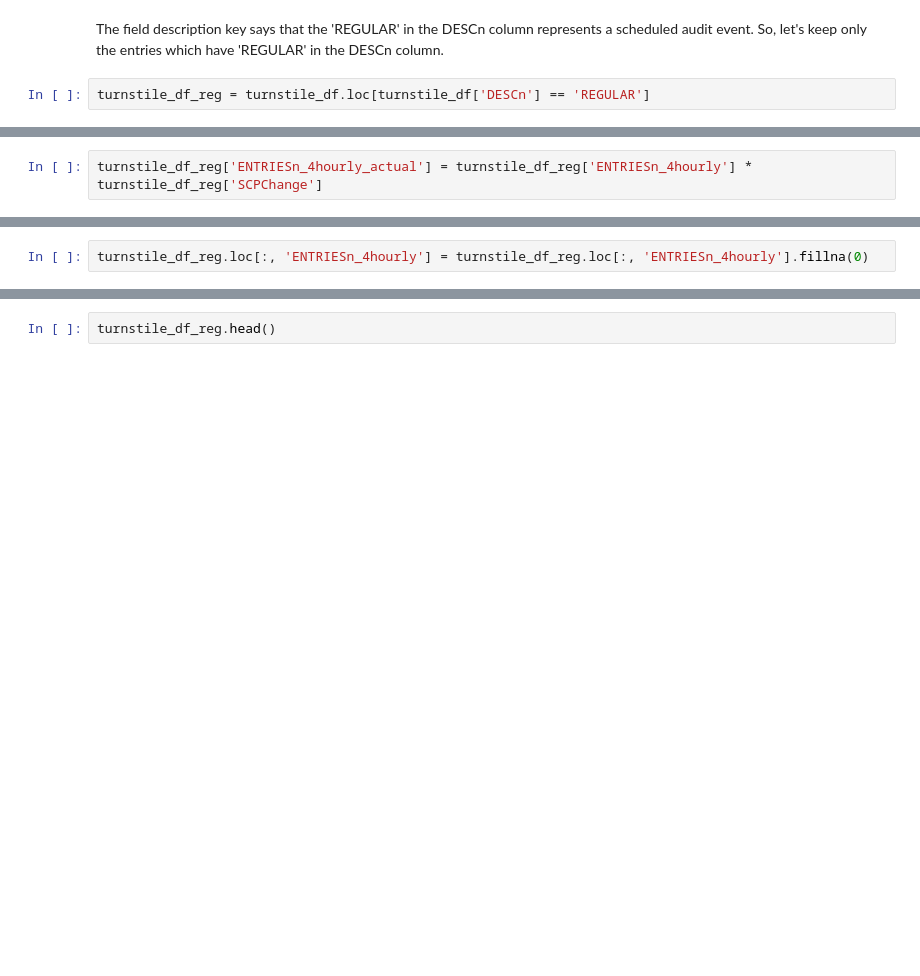
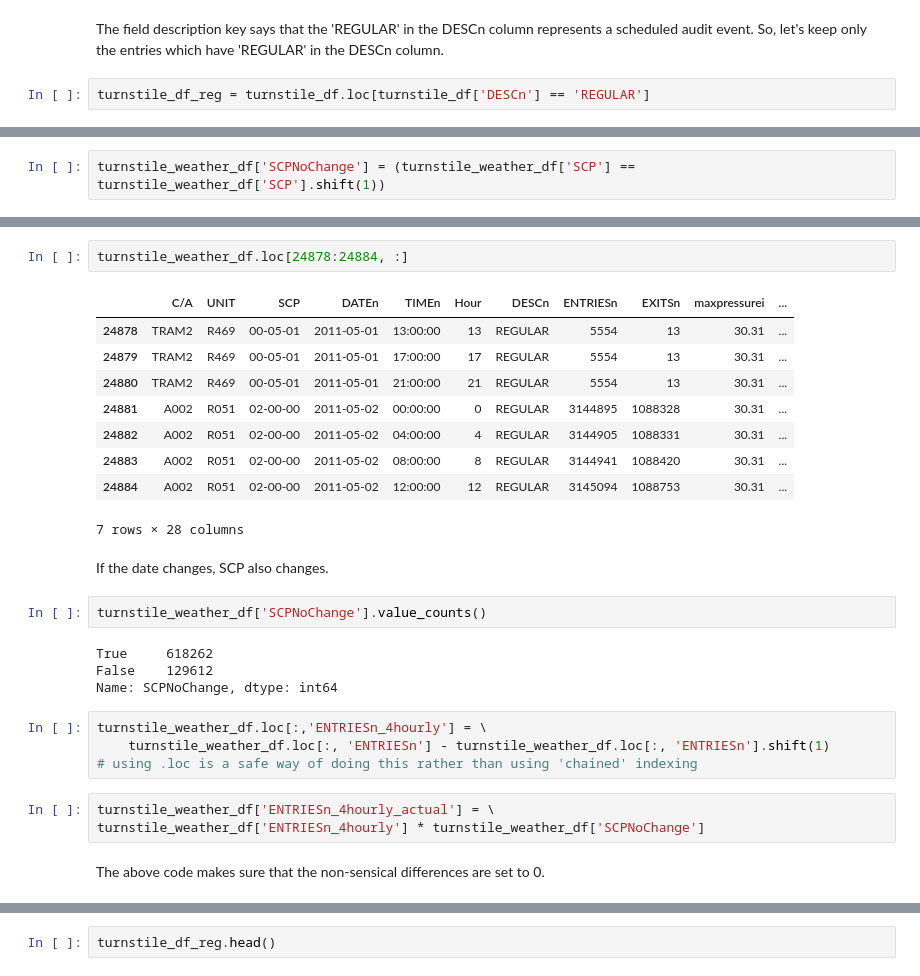
Before and after one commit to sushant2811/NYCsubwayData, a Jupyter notebook: NYCsubwayData.ipynb, the cells around one changed output, grey strips where cells are left out. Saved outputs shown, nothing was run; the diff lists cells and outputs as text; blank space fills up the shorter version.

```diff
--- a/NYCsubwayData.ipynb
+++ b/NYCsubwayData.ipynb
@@ -388,2 +198,0 @@ turnstile_df_reg.loc[:,'ENTRIESn_4hourly'] = \
-# %%
-turnstile_df_reg['ENTRIESn_4hourly_actual'] = turnstile_df_reg['ENTRIESn_4hourly'] * turnstile_df_reg['SCPChange']
@@ -398,2 +198,0 @@ turnstile_df_reg.loc[turnstile_df_reg['ENTRIESn_4hourly_actual'] < 0]
-# %%
-turnstile_df_reg.loc[:, 'ENTRIESn_4hourly'] = turnstile_df_reg.loc[:, 'ENTRIESn_4hourly'].fillna(0)
@@ -399,0 +338,2 @@ turnstile_df_reg.loc[:, 'ENTRIESn_4hourly'] = turnstile_df_reg.loc[:, 'ENTRIESn_
+# %%
+turnstile_weather_df['SCPNoChange'] = (turnstile_weather_df['SCP'] == turnstile_weather_df['SCP'].shift(1))
@@ -399,0 +370,29 @@ turnstile_df_reg.loc[:, 'ENTRIESn_4hourly'] = turnstile_df_reg.loc[:, 'ENTRIESn_
+# %%
+turnstile_weather_df.loc[24878:24884, :]
+# %% [output]
+|  | C/A | UNIT | SCP | DATEn | TIMEn | Hour | DESCn | ENTRIESn | EXITSn | maxpressurei | ... |
+| 24878 | TRAM2 | R469 | 00-05-01 | 2011-05-01 | 13:00:00 | 13 | REGULAR | 5554 | 13 | 30.31 | ... |
+| 24879 | TRAM2 | R469 | 00-05-01 | 2011-05-01 | 17:00:00 | 17 | REGULAR | 5554 | 13 | 30.31 | ... |
+| 24880 | TRAM2 | R469 | 00-05-01 | 2011-05-01 | 21:00:00 | 21 | REGULAR | 5554 | 13 | 30.31 | ... |
+| 24881 | A002 | R051 | 02-00-00 | 2011-05-02 | 00:00:00 | 0 | REGULAR | 3144895 | 1088328 | 30.31 | ... |
+| 24882 | A002 | R051 | 02-00-00 | 2011-05-02 | 04:00:00 | 4 | REGULAR | 3144905 | 1088331 | 30.31 | ... |
+| 24883 | A002 | R051 | 02-00-00 | 2011-05-02 | 08:00:00 | 8 | REGULAR | 3144941 | 1088420 | 30.31 | ... |
+| 24884 | A002 | R051 | 02-00-00 | 2011-05-02 | 12:00:00 | 12 | REGULAR | 3145094 | 1088753 | 30.31 | ... |
+7 rows × 28 columns
+# %% [markdown]
+If the date changes, SCP also changes.
+# %%
+turnstile_weather_df['SCPNoChange'].value_counts()
+# %% [output]
+True     618262
+False    129612
+Name: SCPNoChange, dtype: int64
+# %%
+turnstile_weather_df.loc[:,'ENTRIESn_4hourly'] = \
+    turnstile_weather_df.loc[:, 'ENTRIESn'] - turnstile_weather_df.loc[:, 'ENTRIESn'].shift(1)
+# using .loc is a safe way of doing this rather than using 'chained' indexing
+# %%
+turnstile_weather_df['ENTRIESn_4hourly_actual'] = \
+turnstile_weather_df['ENTRIESn_4hourly'] * turnstile_weather_df['SCPNoChange']
+# %% [markdown]
+The above code makes sure that the non-sensical differences are set to 0.
```
Also changed, not shown: parts of 88 cells of this notebook.
